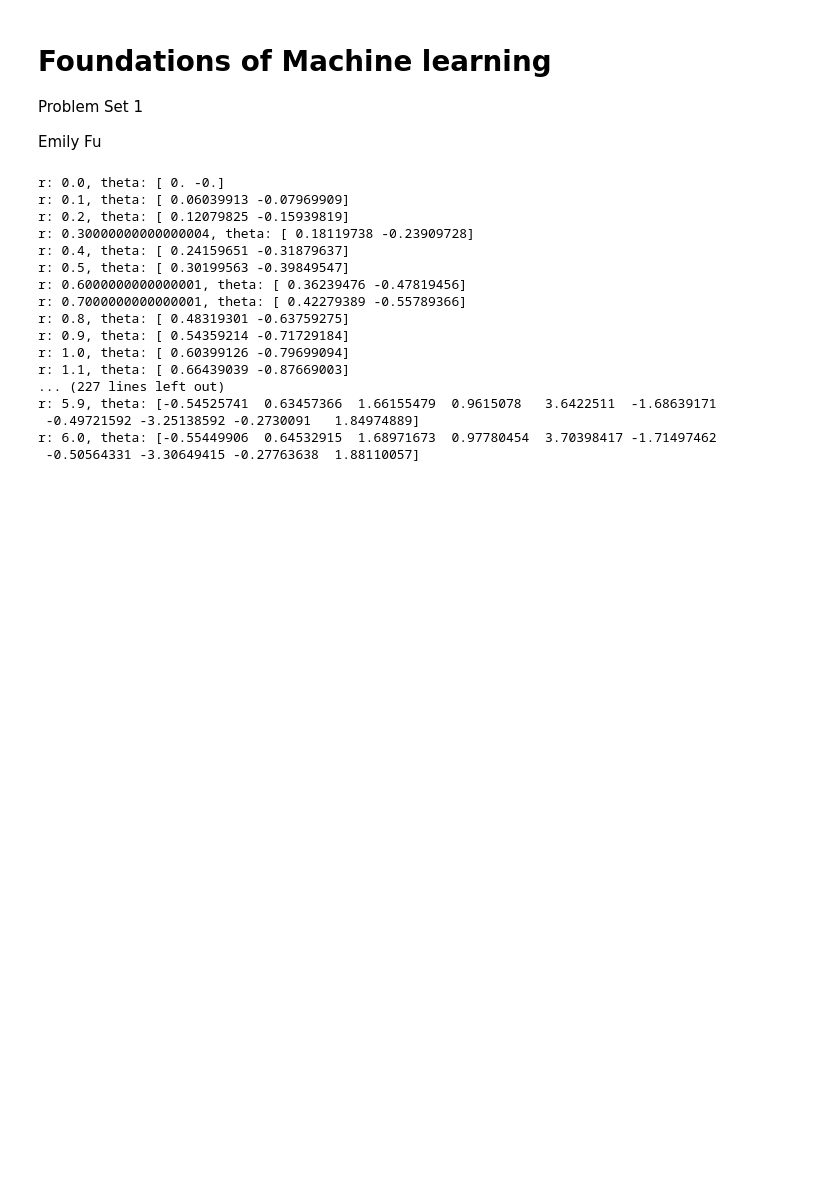
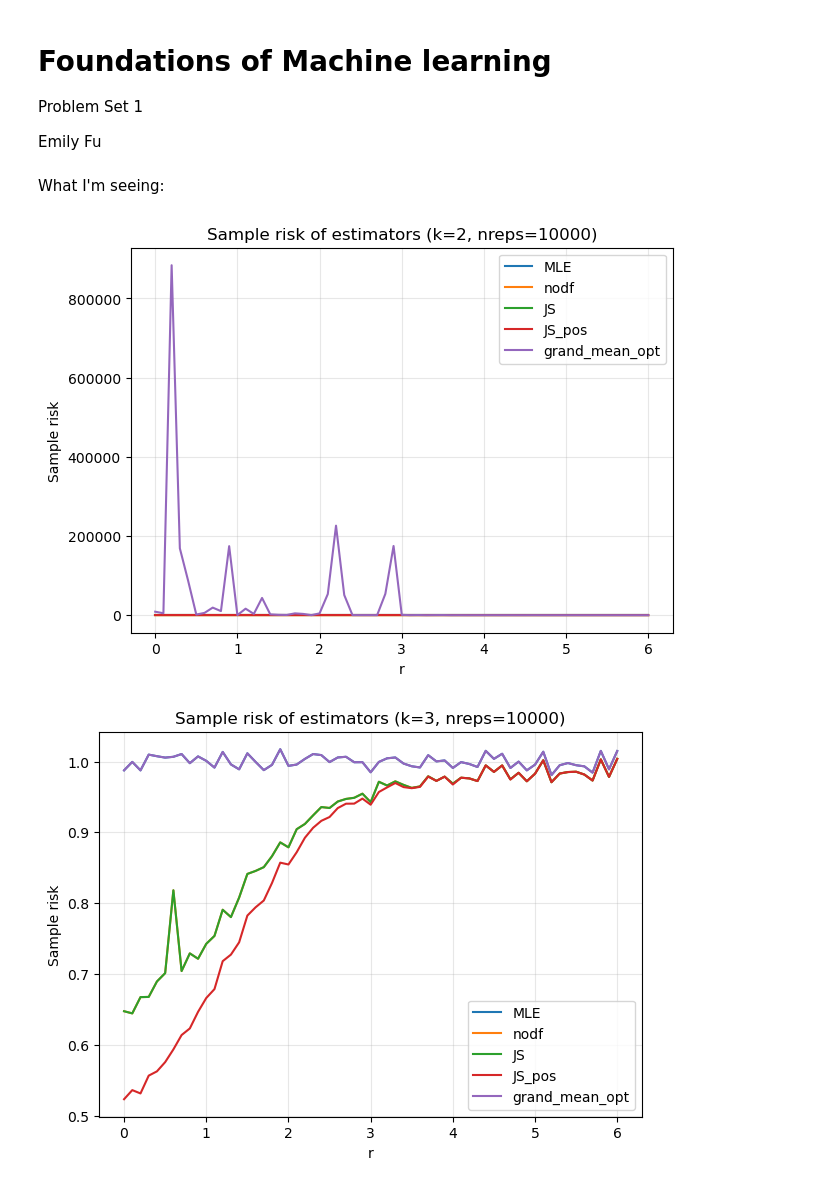
Before and after one commit to emilyfu1/assignments_ML, a Jupyter notebook: EmilyFu_A2.ipynb, the cells around one changed output. Saved outputs shown, nothing was run; the diff lists cells and outputs as text; code cells hidden in the pictures; blank space fills up the shorter version.

Commit message:
add plots

```diff
--- a/EmilyFu_A2.ipynb
+++ b/EmilyFu_A2.ipynb
@@ -14,10 +14,6 @@ import pandas as pd
 import matplotlib.pyplot as plt
 # %%
 # setting parameters
-
-# set seed
-import numpy as np
-seed = np.random.seed(420)
 
 # possible dimensions of theta
 dim_thetas = [2, 3, 10]
@@ -28,21 +24,43 @@ nreps = 10000
 # vary the values of r
 r_grid = np.linspace(0, 6, 61)
 
-# function to calculate loss 1/k ||theta - thetahat||^2
-def loss(theta, thetahat):
-    # k is the dimension of theta
-    k = len(theta)
-    return (np.linalg.norm(theta - thetahat) ** 2) / k
+# function to calculate loss 1/k ||theta - thetahat||^2 in each draw
+def loss_per_draw(theta, thetahat):
+
+    # pivot to calculate loss per draw
+    theta = np.asarray(theta).reshape(1, -1)
+
+    # dimension of theta
+    k = theta.shape[1]
+
+    # return loss per draw
+    return(np.sum((thetahat - theta) ** 2, axis=1) / k)
+# %% [markdown]
+What I'm seeing:
 # %%
+# container to store risk curves
+risks = {}
+
 for k in dim_thetas:
+    # print(k)
+
     # 1. Pick a random vector theta_1 of length 1
     # (you can pick random normally distributed components and then normalize),
     theta_1 = np.random.normal(size=k)
     theta_1 = theta_1 / np.linalg.norm(theta_1)
 
+    risks[k] = {'MLE': np.zeros(len(r_grid)),
+                'nodf': np.zeros(len(r_grid)),
+                'JS': np.zeros(len(r_grid)),
+                'JS_pos': np.zeros(len(r_grid)),
+                'grand_mean_opt': np.zeros(len(r_grid))}
+
     for i, r in enumerate(r_grid):
+
         # 2. take θ = r*theta_1 for r in [0, 6],
         theta = r * theta_1
+
+        # print(f'Dimension: {k}, r: {r}')
 
         # 3. repeatedly (say, 10,000 times) draw X ∼ N(theta, I),
         X = np.random.multivariate_normal(mean=theta, cov=np.eye(k), size=nreps)
@@ -51,52 +69,48 @@ for k in dim_thetas:
         X2_bar = np.sum(X**2, axis=1, keepdims=True)
         Xbar = np.mean(X, axis=1, keepdims=True)
         s2_X = np.mean((X - Xbar)**2, axis=1, keepdims=True)
 
         # calculate estimates theta_hat
 
         # 1. the MLE
         thetahat_MLE = X
 
         # 2. the estimator (1 - 1/X2_bar)*X
         # i think this is the no degrees of freedom thing
         shrink_nodf = 1 - (1 / (X2_bar))
         thetahat_nodf = shrink_nodf * X
 
         # 3. the James-Stein estimator
         shrink_js = 1 - ((k - 2) / (X2_bar))
         thetahat_js = shrink_js * X
 
         # 4. the positive part James-Stein estimator,
         # take zero whenever shrinkage factor is negative
         shrink_js_pos = np.maximum(0, shrink_js)
         thetahat_js_pos = shrink_js_pos * X
 
         # 5. the estimator shrinking to the grand mean using the
         # optimal shrinkage factor 1 - ((k - 3) / k) / s2_X
         shrink_grand = 1 - (((k - 3) / k) / (s2_X))
         thetahat_optimal = Xbar + shrink_grand * (X - Xbar)
 
         # evaluating average loss across all simulation draws for each estimator
-        avg_loss_MLE = np.mean(loss(theta, thetahat_MLE))
-        avg_loss_nodf = np.mean(loss(theta, thetahat_nodf))
-        avg_loss_js = np.mean(loss(theta, thetahat_js))
-        avg_loss_js_pos = np.mean(loss(theta, thetahat_js_pos))
-        avg_loss_optimal = np.mean(loss(theta, thetahat_optimal))
+        risks[k]['MLE'][i] = np.mean(loss_per_draw(theta, thetahat_MLE))
+        risks[k]['nodf'][i] = np.mean(loss_per_draw(theta, thetahat_nodf))
+        risks[k]['JS'][i] = np.mean(loss_per_draw(theta, thetahat_js))
+        risks[k]['JS_pos'][i] = np.mean(loss_per_draw(theta, thetahat_js_pos))
+        risks[k]['grand_mean_opt'][i] = np.mean(loss_per_draw(theta, thetahat_optimal))
+
+    # For a given dimension, plot the risk functions of all these estimators in one figure.
+    plt.figure(figsize=(7, 5))
+    for name, curve in risks[k].items():
+        plt.plot(r_grid, curve, label=name)
+    plt.title(f'Sample risk of estimators (k={k}, nreps={nreps})')
+    plt.xlabel('r')
+    plt.ylabel('Sample risk')
+    plt.legend()
+    plt.grid(True, alpha=0.3)
+    plt.show()
 # %% [output]
-r: 0.0, theta: [ 0. -0.]
-r: 0.1, theta: [ 0.06039913 -0.07969909]
-r: 0.2, theta: [ 0.12079825 -0.15939819]
-r: 0.30000000000000004, theta: [ 0.18119738 -0.23909728]
-r: 0.4, theta: [ 0.24159651 -0.31879637]
-r: 0.5, theta: [ 0.30199563 -0.39849547]
-r: 0.6000000000000001, theta: [ 0.36239476 -0.47819456]
-r: 0.7000000000000001, theta: [ 0.42279389 -0.55789366]
-r: 0.8, theta: [ 0.48319301 -0.63759275]
-r: 0.9, theta: [ 0.54359214 -0.71729184]
-r: 1.0, theta: [ 0.60399126 -0.79699094]
-r: 1.1, theta: [ 0.66439039 -0.87669003]
-... (227 lines left out)
-r: 5.9, theta: [-0.54525741  0.63457366  1.66155479  0.9615078   3.6422511  -1.68639171
- -0.49721592 -3.25138592 -0.2730091   1.84974889]
-r: 6.0, theta: [-0.55449906  0.64532915  1.68971673  0.97780454  3.70398417 -1.71497462
- -0.50564331 -3.30649415 -0.27763638  1.88110057]
+[figure, added]
+[figure, added]
```
Also changed, not shown: parts of 1 cell of this notebook.
